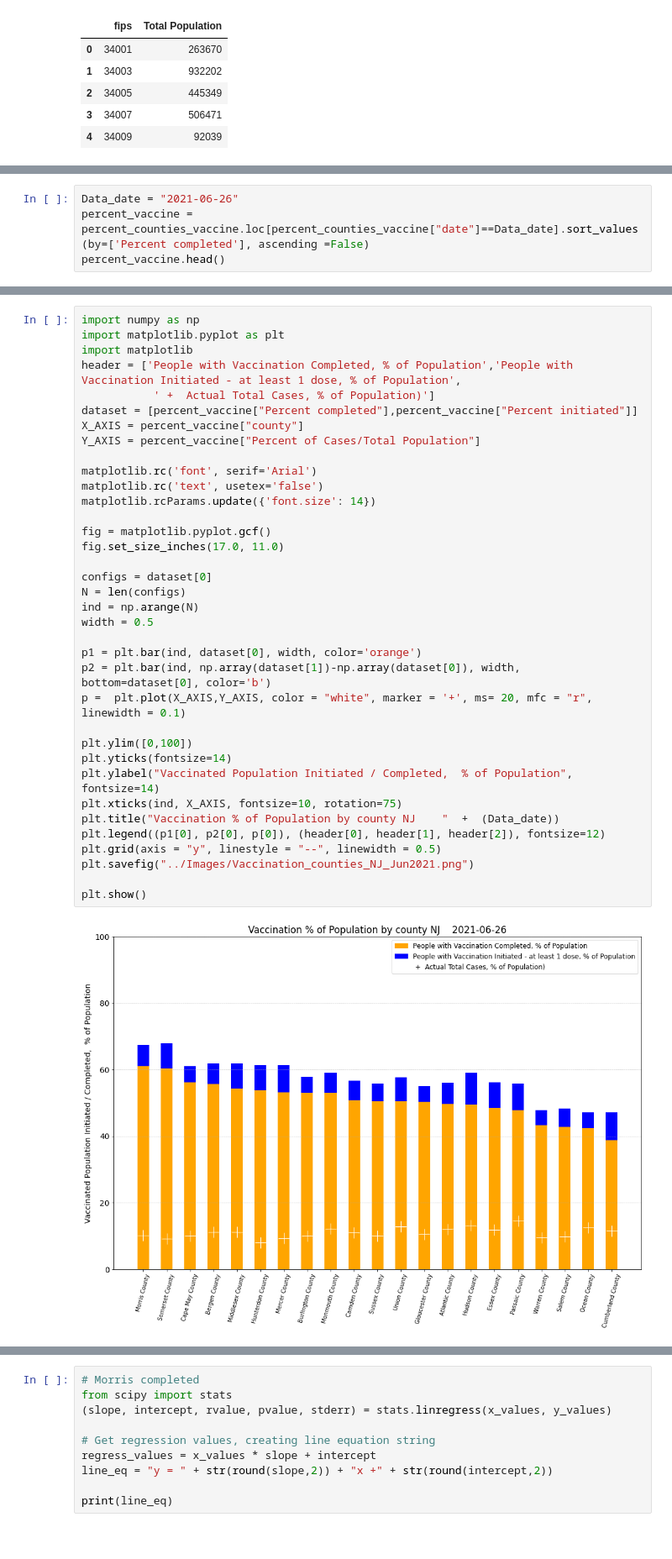
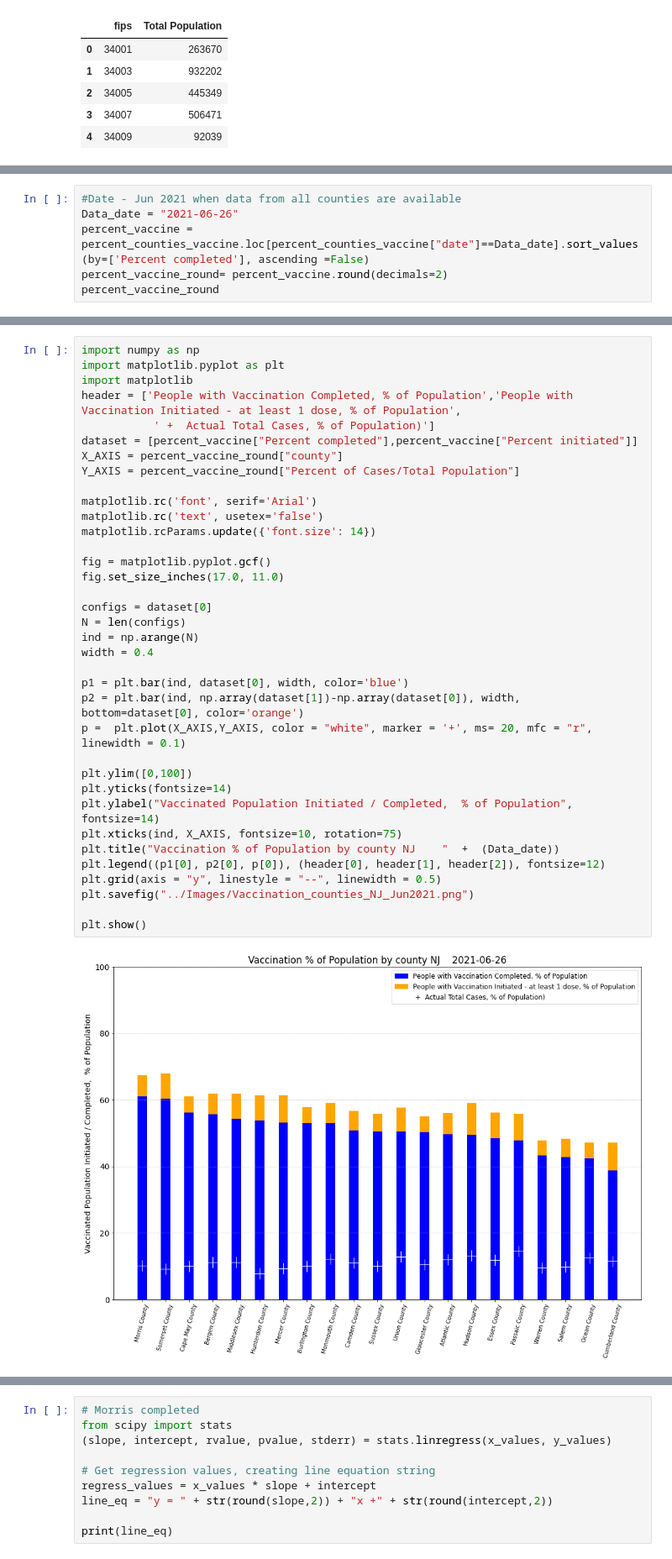
Before and after one commit to melissadiep94/covid19-project, a Jupyter notebook: Vaccination/State_NJ_Covid_time.ipynb, the cells around one changed output, grey strips where cells are left out. Shown at 84% size. Cells and saved outputs as stored; diff of their text form.

Commit message:
code updated, linear regression for all counties - code added

```diff
--- a/Vaccination/State_NJ_Covid_time.ipynb
+++ b/Vaccination/State_NJ_Covid_time.ipynb
@@ -98,7 +93,9 @@ percent_counties_vaccine
 2892 rows × 6 columns
 # %%
+#Date - Jun 2021 when data from all counties are available
 Data_date = "2021-06-26"
 percent_vaccine = percent_counties_vaccine.loc[percent_counties_vaccine["date"]==Data_date].sort_values(by=['Percent completed'], ascending =False)
-percent_vaccine.head()
+percent_vaccine_round= percent_vaccine.round(decimals=2)
+percent_vaccine_round
 # %% [output]
 |  | date | fips | county | Percent completed | Percent initiated | Percent of Cases/Total Population |
@@ -112,36 +120,36 @@ import numpy as np
 import matplotlib.pyplot as plt
 import matplotlib
 header = ['People with Vaccination Completed, % of Population','People with Vaccination Initiated - at least 1 dose, % of Population',
            ' +  Actual Total Cases, % of Population)']
 dataset = [percent_vaccine["Percent completed"],percent_vaccine["Percent initiated"]]
-X_AXIS = percent_vaccine["county"]
-Y_AXIS = percent_vaccine["Percent of Cases/Total Population"]
+X_AXIS = percent_vaccine_round["county"]
+Y_AXIS = percent_vaccine_round["Percent of Cases/Total Population"]
 
 matplotlib.rc('font', serif='Arial')
 matplotlib.rc('text', usetex='false')
 matplotlib.rcParams.update({'font.size': 14})
 
 fig = matplotlib.pyplot.gcf()
 fig.set_size_inches(17.0, 11.0)
 
 configs = dataset[0]
 N = len(configs)
 ind = np.arange(N)
-width = 0.5
+width = 0.4
 
-p1 = plt.bar(ind, dataset[0], width, color='orange')
-p2 = plt.bar(ind, np.array(dataset[1])-np.array(dataset[0]), width, bottom=dataset[0], color='b')
+p1 = plt.bar(ind, dataset[0], width, color='blue')
+p2 = plt.bar(ind, np.array(dataset[1])-np.array(dataset[0]), width, bottom=dataset[0], color='orange')
 p =  plt.plot(X_AXIS,Y_AXIS, color = "white", marker = '+', ms= 20, mfc = "r", linewidth = 0.1)
 
 plt.ylim([0,100])
 plt.yticks(fontsize=14)
 plt.ylabel("Vaccinated Population Initiated / Completed,  % of Population", fontsize=14)
 plt.xticks(ind, X_AXIS, fontsize=10, rotation=75)
 plt.title("Vaccination % of Population by county NJ    "  +  (Data_date))
 plt.legend((p1[0], p2[0], p[0]), (header[0], header[1], header[2]), fontsize=12)
 plt.grid(axis = "y", linestyle = "--", linewidth = 0.5)
 plt.savefig("../Images/Vaccination_counties_NJ_Jun2021.png")
 
 plt.show()
 # %% [output]
-[figure, old version]
+[figure, new version]
```
Also changed, not shown: parts of 34 cells of this notebook, 1 other file.
